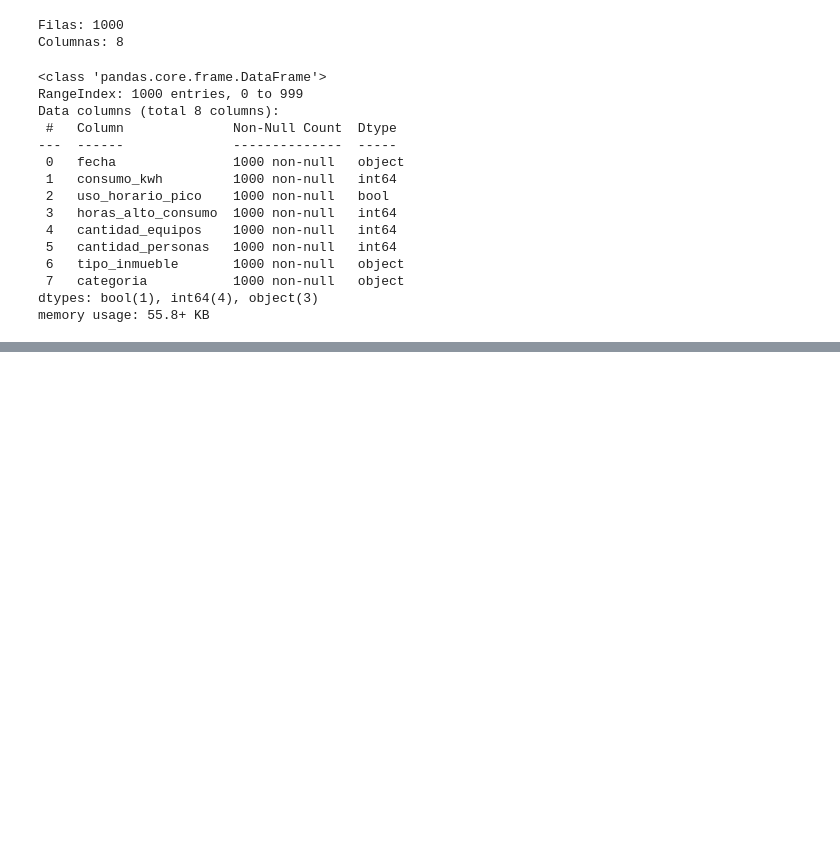
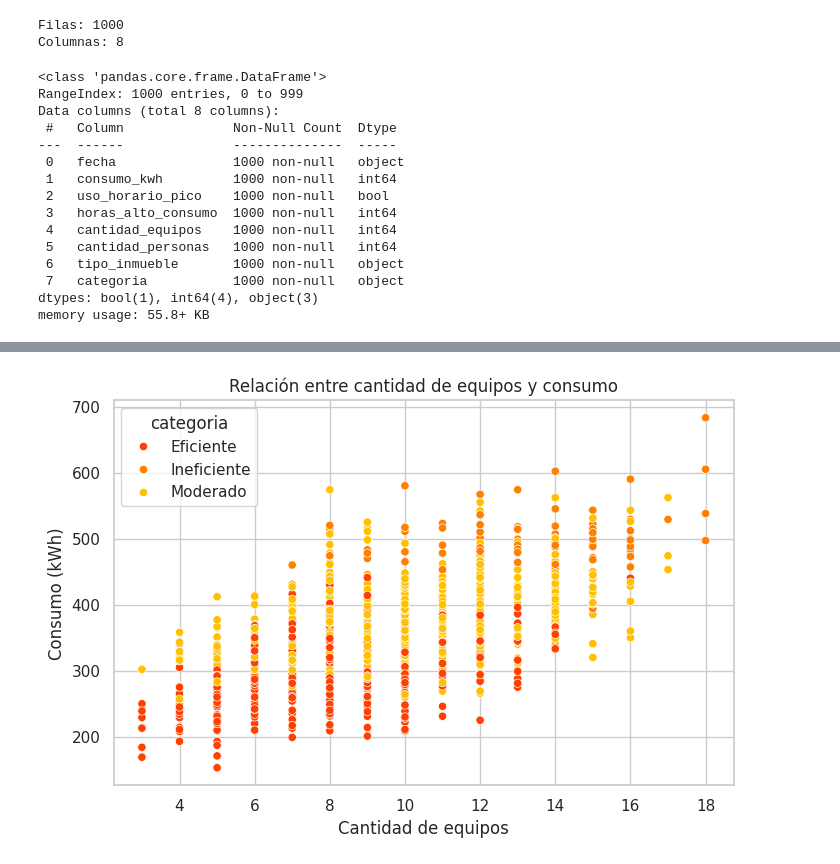
Before and after one commit to No-Country-simulation/G9-LATAM-TEAM-33, a Jupyter notebook: data-science/notebooks/EnergIA_Grupo33.ipynb, the cells around one changed output, grey strips where cells are left out. Drawn from its saved outputs; the diff is of its cells as text; code cells hidden in the pictures; blank space fills up the shorter version.

```diff
--- a/data-science/notebooks/EnergIA_Grupo33.ipynb
+++ b/data-science/notebooks/EnergIA_Grupo33.ipynb
@@ -505,0 +549,18 @@ dtype: float64
+# %%
+plt.figure(figsize=(8,5))
+
+sns.scatterplot(
+    data=df,
+    x="cantidad_equipos",
+    y="consumo_kwh",
+    hue="categoria",
+    palette = "autumn"
+)
+
+plt.title("Relación entre cantidad de equipos y consumo")
+plt.xlabel("Cantidad de equipos")
+plt.ylabel("Consumo (kWh)")
+
+plt.show()
+# %% [output]
+[figure, added]
```
Also changed, not shown: parts of 31 cells of this notebook, 1 other file.
